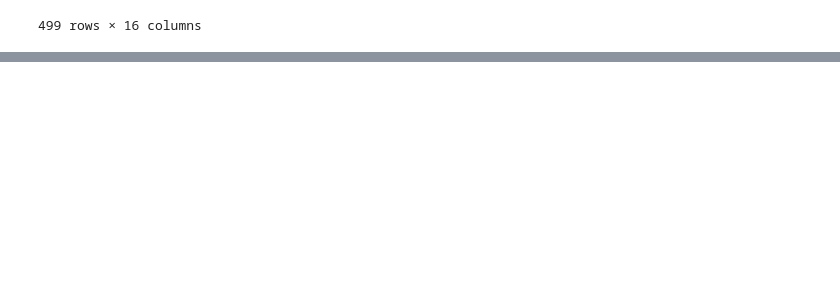
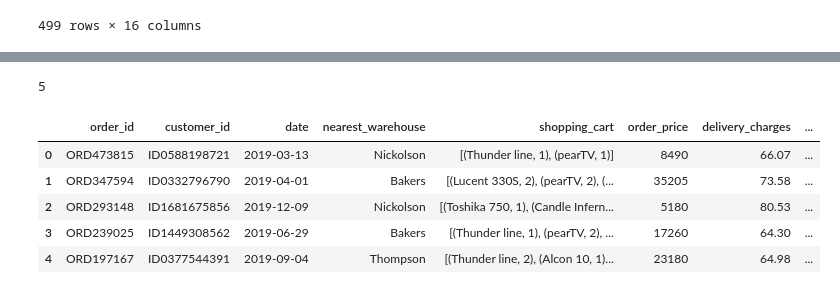
Before and after one commit to reganjohnd/Data-Cleaning, a Jupyter notebook: testing.ipynb, the cells around one changed output, grey strips where cells are left out. Drawn from its saved outputs; the diff is of its cells as text; code cells hidden in the pictures; blank space fills up the shorter version.

```diff
--- a/testing.ipynb
+++ b/testing.ipynb
@@ -183,3 +176,20 @@ bad_dates
 | 456 | ORD273727 | ID0581750598 | 03/16/2019 | Thompson | [('Universe Note', 2), ('Olivia x... | 25105 | 81.70 | ... |
 | 476 | ORD109308 | ID6167417972 | 08/18/2019 | Nickolson | [('Olivia x460', 1), ('iAssist Li... | 8135 | 76.86 | ... |
 | 496 | ORD086060 | ID0130015098 | 03/28/2019 | Nickolson | [('pearTV', 2), ('Candle Inferno'... | 22120 | 62.29 | ... |
+# %%
+re.findall('!', df.latest_customer_review[0]))
+# %% [output]
+5
+# %%
+df['exclamation_count'] = [len(re.findall('!', x)) for x in df.latest_customer_review]
+# %%
+df['shopping_cart'] = df['shopping_cart'].apply(lambda x: eval(x))
+# %%
+df.
+# %% [output]
+|  | order_id | customer_id | date | nearest_warehouse | shopping_cart | order_price | delivery_charges | ... |
+| 0 | ORD473815 | ID0588198721 | 2019-03-13 | Nickolson | [(Thunder line, 1), (pearTV, 1)] | 8490 | 66.07 | ... |
+| 1 | ORD347594 | ID0332796790 | 2019-04-01 | Bakers | [(Lucent 330S, 2), (pearTV, 2), (... | 35205 | 73.58 | ... |
+| 2 | ORD293148 | ID1681675856 | 2019-12-09 | Nickolson | [(Toshika 750, 1), (Candle Infern... | 5180 | 80.53 | ... |
+| 3 | ORD239025 | ID1449308562 | 2019-06-29 | Bakers | [(Thunder line, 1), (pearTV, 2), ... | 17260 | 64.30 | ... |
+| 4 | ORD197167 | ID0377544391 | 2019-09-04 | Thompson | [(Thunder line, 2), (Alcon 10, 1)... | 23180 | 64.98 | ... |
```
Also changed, not shown: parts of 2 cells of this notebook, 1 other file.
